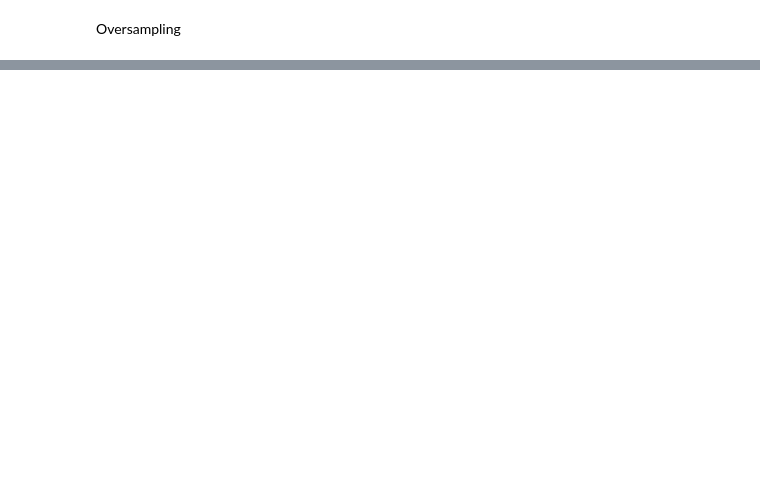
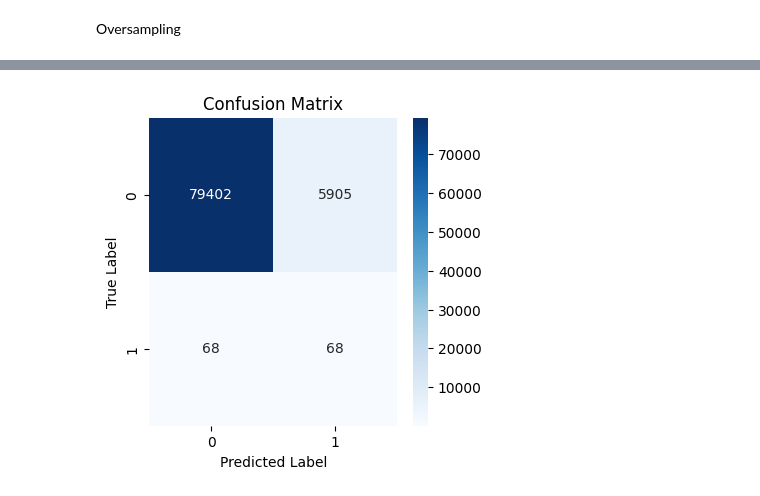
Before and after one commit to crdslw/Use_case_UM, a Jupyter notebook: UMwF_usecase1.ipynb, the cells around one changed output, grey strips where cells are left out. Drawn from its saved outputs; the diff is of its cells as text; code cells hidden in the pictures; blank space fills up the shorter version.

```diff
--- a/UMwF_usecase1.ipynb
+++ b/UMwF_usecase1.ipynb
@@ -122,0 +135,10 @@ y_pred = knn.predict(X_test)
+# %%
+model = KNeighborsClassifier(n_neighbors=3)
+over = SMOTE(sampling_strategy=0.1)
+under = RandomUnderSampler(sampling_strategy=0.5)
+steps = [('over', over), ('under', under), ('model', model)]
+pipeline = make_pipeline(over,under,model)
+
+pipeline.fit(X_train, y_train)
+y_pred = pipeline.predict(X_test)
+print(classification_report(y_test, y_pred))
@@ -122,0 +154,10 @@ y_pred = knn.predict(X_test)
+# %%
+cm = confusion_matrix(y_test, y_pred)
+plt.figure(figsize=(4, 4))
+sns.heatmap(cm, annot=True, fmt='d', cmap='Blues')
+plt.title('Confusion Matrix')
+plt.xlabel('Predicted Label')
+plt.ylabel('True Label')
+plt.show()
+# %% [output]
+[figure, added]
```
Also changed, not shown: parts of 14 cells of this notebook.
